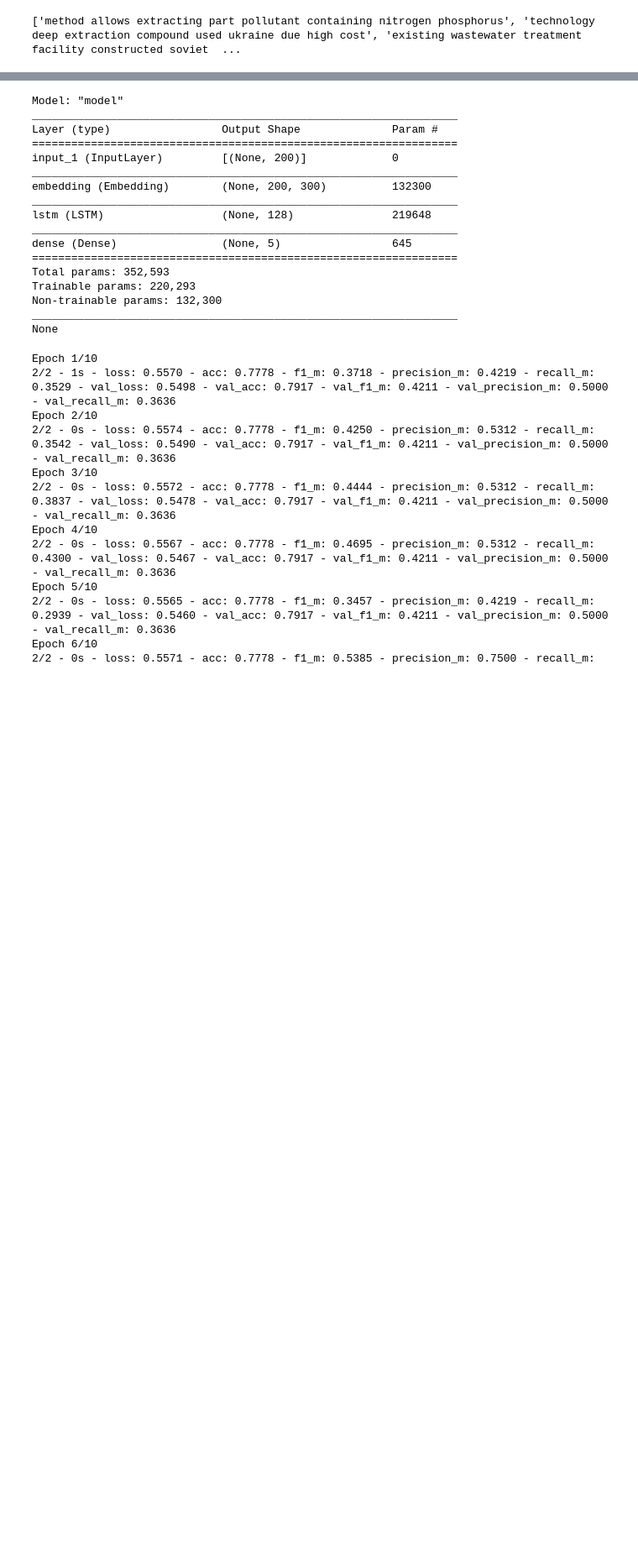
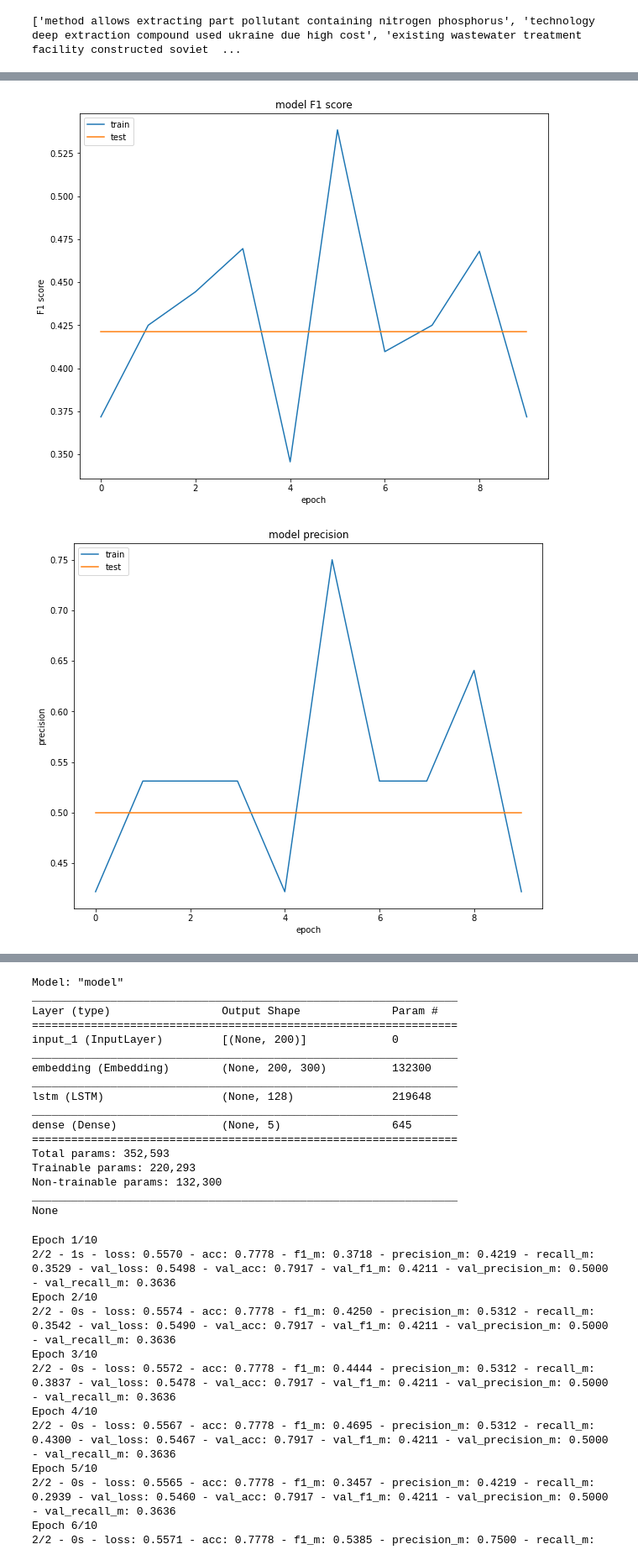
Before and after one commit to JeremyCoronia/csc803m-nlp-projects, a Jupyter notebook: multilabel-classification-wordvec.ipynb, the cells around one changed output, grey strips where cells are left out. Shown at 84% size. Cells and saved outputs as stored; diff of their text form; code cells hidden in the pictures; blank space fills up the shorter version.

```diff
--- a/multilabel-classification-wordvec.ipynb
+++ b/multilabel-classification-wordvec.ipynb
@@ -211,0 +253,32 @@ def f1_m(y_true, y_pred):
+# %%
+import matplotlib.pyplot as plt
+
+plt.plot(history.history['f1_m'])
+plt.plot(history.history['val_f1_m'])
+
+plt.title('model F1 score')
+plt.ylabel('F1 score')
+plt.xlabel('epoch')
+plt.legend(['train','test'], loc='upper left')
+plt.show()
+
+plt.plot(history.history['precision_m'])
+plt.plot(history.history['val_precision_m'])
+
+plt.title('model precision')
+plt.ylabel('precision')
+plt.xlabel('epoch')
+plt.legend(['train','test'], loc='upper left')
+plt.show()
+
+plt.plot(history.history['recall_m'])
+plt.plot(history.history['val_recall_m'])
+
+plt.title('model recall')
+plt.ylabel('recall')
+plt.xlabel('epoch')
+plt.legend(['train','test'], loc='upper left')
+plt.show()
+# %% [output]
+[figure, added]
+[figure, added]
```
Also changed, not shown: parts of 7 cells of this notebook.
